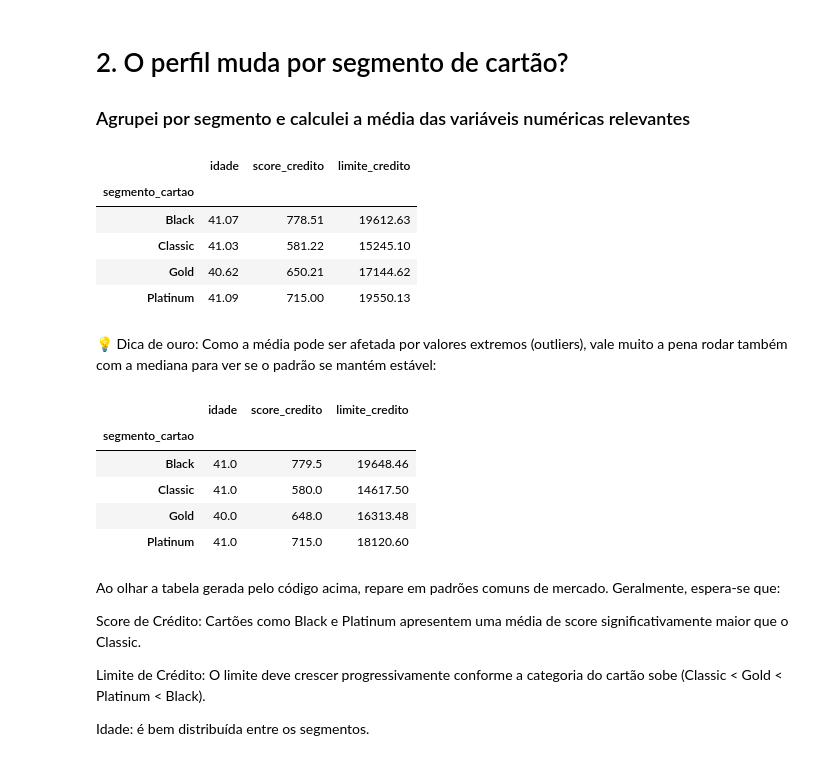
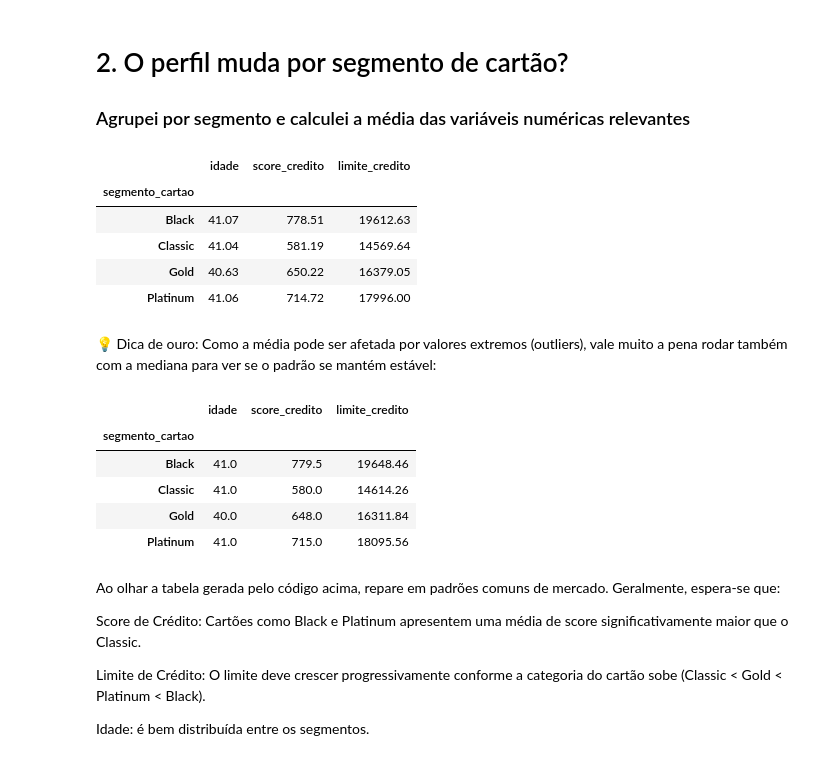
Before and after one commit to pedrojrcruz30-code/PROJETO_FINAL_CONTINUADA, a Jupyter notebook: projeto_final_continuada.ipynb, the cells around one changed output. Saved outputs shown, nothing was run; the diff lists cells and outputs as text; code cells hidden in the pictures.

```diff
--- a/projeto_final_continuada.ipynb
+++ b/projeto_final_continuada.ipynb
@@ -451,0 +570,6 @@ plt.show() # plota os gráficos
+# %%
+# Cria o novo DataFrame filtrando apenas os limites menores que 30.000
+
+df_NeoCard_final = df_NeoCard_definitivo[df_NeoCard_definitivo['limite_credito'] < 30000].copy()
+
+df_NeoCard_final.describe().round(2)
@@ -527,27 +681,27 @@ O que observar no resultado:
 
 ### Agrupei por segmento e calculei a média das variáveis numéricas relevantes
 # %%
-perfil_por_segmento = df_NeoCard_definitivo.groupby('segmento_cartao')[['idade', 'score_credito', 'limite_credito']].mean().round(2)
+perfil_por_segmento = df_NeoCard_final.groupby('segmento_cartao')[['idade', 'score_credito', 'limite_credito']].mean().round(2)
 display(perfil_por_segmento)
 # %% [output]
 |  | idade | score_credito | limite_credito |
 | segmento_cartao |  |  |  |
 | Black | 41.07 | 778.51 | 19612.63 |
-| Classic | 41.03 | 581.22 | 15245.10 |
-| Gold | 40.62 | 650.21 | 17144.62 |
-| Platinum | 41.09 | 715.00 | 19550.13 |
+| Classic | 41.04 | 581.19 | 14569.64 |
+| Gold | 40.63 | 650.22 | 16379.05 |
+| Platinum | 41.06 | 714.72 | 17996.00 |
 # %% [markdown]
 💡 Dica de ouro: Como a média pode ser afetada por valores extremos (outliers), vale muito a pena rodar também com a mediana para ver se o padrão se mantém estável:
 # %%
-perfil_por_segmento_mediana = df_NeoCard_definitivo.groupby('segmento_cartao')[['idade', 'score_credito', 'limite_credito']].median().round(2)
+perfil_por_segmento_mediana = df_NeoCard_final.groupby('segmento_cartao')[['idade', 'score_credito', 'limite_credito']].median().round(2)
 display(perfil_por_segmento_mediana)
 # %% [output]
 |  | idade | score_credito | limite_credito |
 | segmento_cartao |  |  |  |
 | Black | 41.0 | 779.5 | 19648.46 |
-| Classic | 41.0 | 580.0 | 14617.50 |
-| Gold | 40.0 | 648.0 | 16313.48 |
-| Platinum | 41.0 | 715.0 | 18120.60 |
+| Classic | 41.0 | 580.0 | 14614.26 |
+| Gold | 40.0 | 648.0 | 16311.84 |
+| Platinum | 41.0 | 715.0 | 18095.56 |
 # %% [markdown]
 Ao olhar a tabela gerada pelo código acima, repare em padrões comuns de mercado. Geralmente, espera-se que:
 
```
Also changed, not shown: parts of 22 cells of this notebook.
